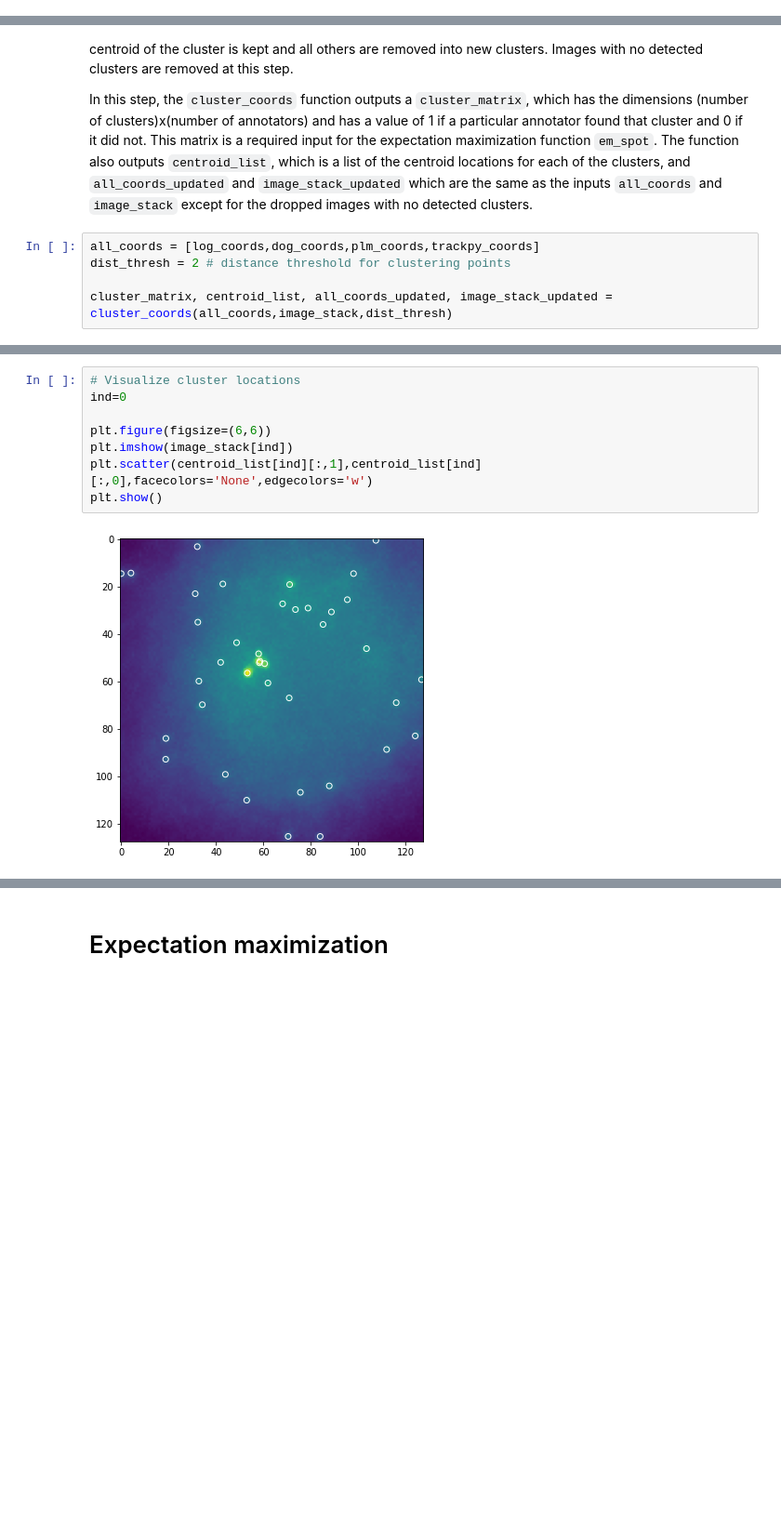
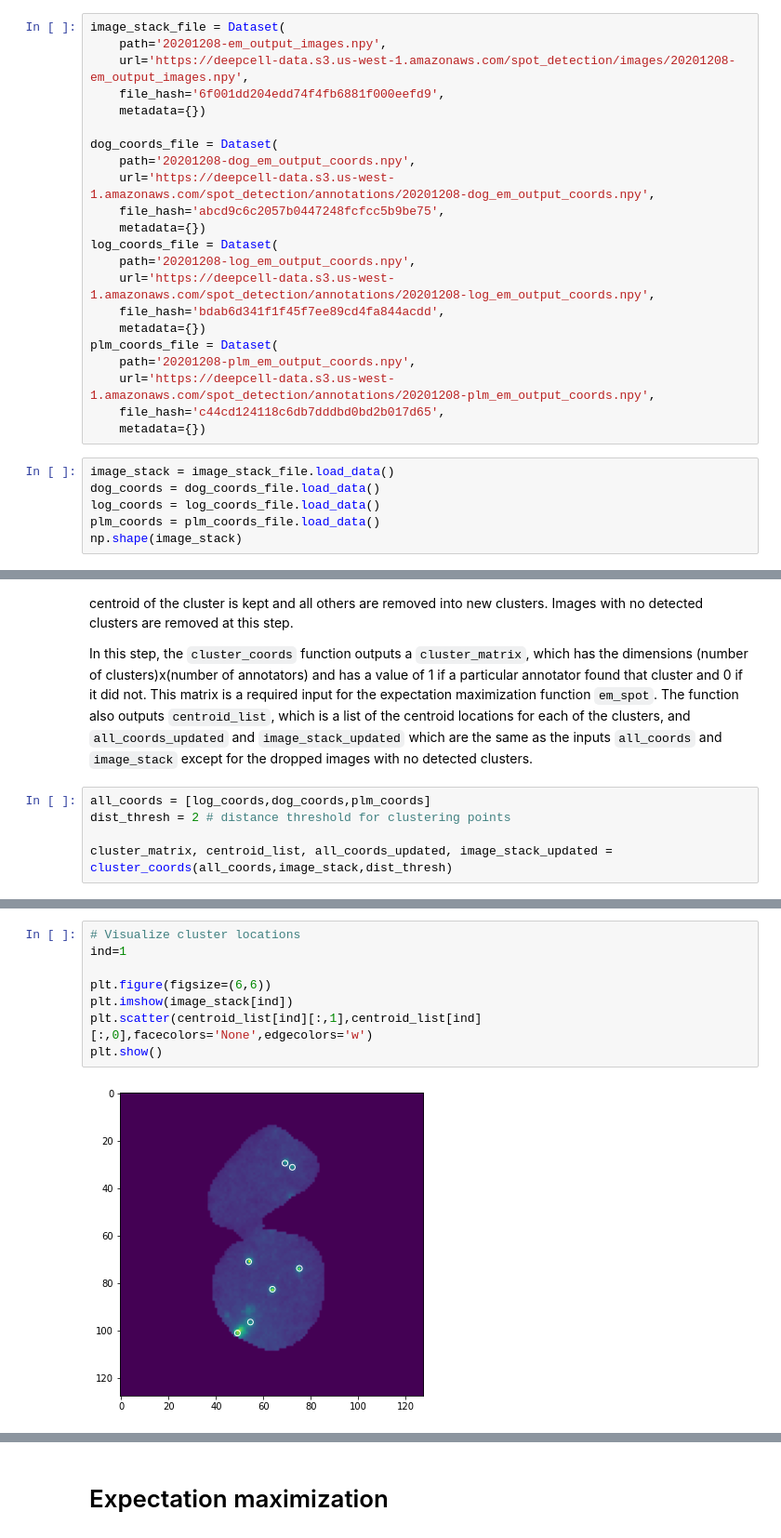
Before and after one commit to vanvalenlab/deepcell-spots, a Jupyter notebook: notebooks/Generative Modeling for Spot Detection.ipynb, the cells around one changed output, grey strips where cells are left out. Shown at 93% size. Saved outputs shown, nothing was run; the diff lists cells and outputs as text; blank space fills up the shorter version.

Commit message:
Add dataset objects

```diff
--- a/notebooks/Generative Modeling for Spot Detection.ipynb
+++ b/notebooks/Generative Modeling for Spot Detection.ipynb
@@ -38,0 +40,28 @@ image_stack = np.load(image_files[0], allow_pickle=True)
+# %%
+image_stack_file = Dataset(
+    path='20201208-em_output_images.npy',
+    url='https://deepcell-data.s3.us-west-1.amazonaws.com/spot_detection/images/20201208-em_output_images.npy',
+    file_hash='6f001dd204edd74f4fb6881f000eefd9',
+    metadata={})
+
+dog_coords_file = Dataset(
+    path='20201208-dog_em_output_coords.npy',
+    url='https://deepcell-data.s3.us-west-1.amazonaws.com/spot_detection/annotations/20201208-dog_em_output_coords.npy',
+    file_hash='abcd9c6c2057b0447248fcfcc5b9be75',
+    metadata={})
+log_coords_file = Dataset(
+    path='20201208-log_em_output_coords.npy',
+    url='https://deepcell-data.s3.us-west-1.amazonaws.com/spot_detection/annotations/20201208-log_em_output_coords.npy',
+    file_hash='bdab6d341f1f45f7ee89cd4fa844acdd',
+    metadata={})
+plm_coords_file = Dataset(
+    path='20201208-plm_em_output_coords.npy',
+    url='https://deepcell-data.s3.us-west-1.amazonaws.com/spot_detection/annotations/20201208-plm_em_output_coords.npy',
+    file_hash='c44cd124118c6db7dddbd0bd2b017d65',
+    metadata={})
+# %%
+image_stack = image_stack_file.load_data()
+dog_coords = dog_coords_file.load_data()
+log_coords = log_coords_file.load_data()
+plm_coords = plm_coords_file.load_data()
+np.shape(image_stack)
@@ -53,7 +87,7 @@ The detections from each of the annotation sets are first grouped into clusters
 
 In this step, the `cluster_coords` function outputs a `cluster_matrix`, which has the dimensions (number of clusters)x(number of annotators) and has a value of 1 if a particular annotator found that cluster and 0 if it did not. This matrix is a required input for the expectation maximization function `em_spot`. The function also outputs `centroid_list`, which is a list of the centroid locations for each of the clusters, and `all_coords_updated` and `image_stack_updated` which are the same as the inputs `all_coords` and `image_stack` except for the dropped images with no detected clusters.
 # %%
-all_coords = [log_coords,dog_coords,plm_coords,trackpy_coords]
+all_coords = [log_coords,dog_coords,plm_coords]
 dist_thresh = 2 # distance threshold for clustering points
 
 cluster_matrix, centroid_list, all_coords_updated, image_stack_updated = cluster_coords(all_coords,image_stack,dist_thresh)
@@ -68,13 +98,13 @@ np.shape(p_matrix_all)
 # %%
 # Visualize cluster locations
-ind=0
+ind=1
 
 plt.figure(figsize=(6,6))
 plt.imshow(image_stack[ind])
 plt.scatter(centroid_list[ind][:,1],centroid_list[ind][:,0],facecolors='None',edgecolors='w')
 plt.show()
 # %% [output]
-[figure, old version]
+[figure, new version]
 # %%
 # Visualize clusters as a graph
 running_total = running_total_spots(centroid_list)
```
Also changed, not shown: parts of 17 cells of this notebook, 4 other files.
